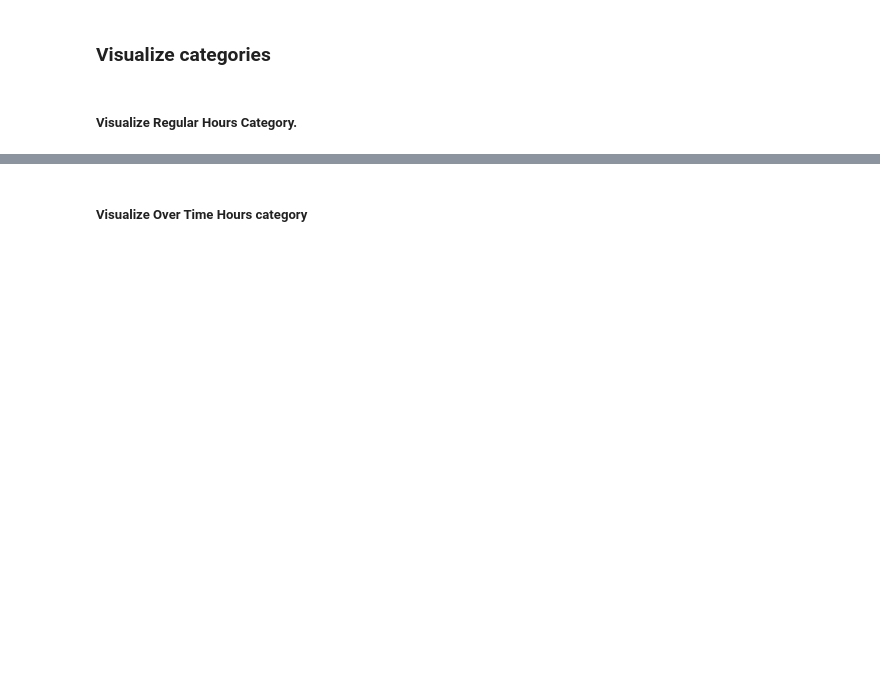
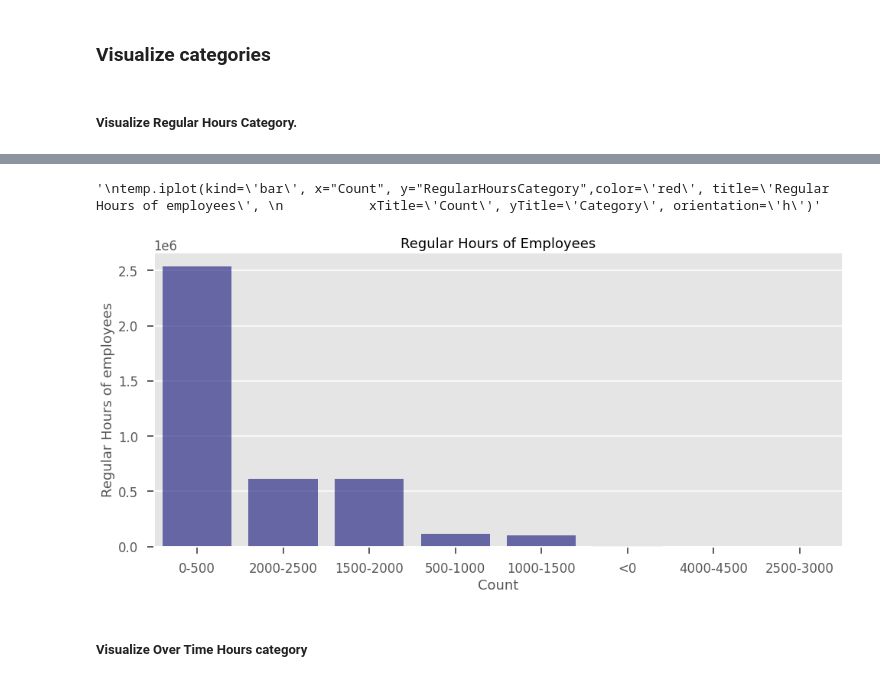
Before and after one commit to sachin17git/NYC-Payroll-Analysis, a Jupyter notebook: visualization.ipynb, the cells around one changed output, grey strips where cells are left out. Drawn from its saved outputs; the diff is of its cells as text; code cells hidden in the pictures; blank space fills up the shorter version.

Commit message:
visualization notebook with seaborn

```diff
--- a/visualization.ipynb
+++ b/visualization.ipynb
@@ -9,17 +9,21 @@ import pandas as pd
 from sqlite3 import Error
 import matplotlib.pyplot as plt
 import seaborn as sns
-import cufflinks as cf
-from IPython.display import display
-import plotly.io as pio
-pio.renderers.default = "browser"
-from plotly.offline import iplot, init_notebook_mode, plot, download_plotlyjs
+#import cufflinks as cf
+#from IPython.display import display
+#import plotly.io as pio
+#from plotly.offline import iplot, init_notebook_mode, plot, download_plotlyjs
 
 %matplotlib inline
-init_notebook_mode(connected=True)
-cf.go_offline()
-sns.set_style('darkgrid')
-sns.set_theme('notebook')
+#init_notebook_mode(connected=True)
+#cf.go_offline()
+import matplotlib.style as style
+style.use('ggplot')
+style.use('seaborn-poster')
+#sns.set_style('ggplot')
+sns.set_context('talk')
+#sns.set_palette(sns.color_palette("mako"))
+#pio.renderers.default = "browser"
 # %%
 def create_connection(db_file, delete_db=False):
     conn = None
@@ -53,6 +57,14 @@ with conn:
 ##### Visualize Regular Hours Category.
 # %%
 temp = pd.DataFrame(df['RegularHoursCategory'].value_counts().reset_index()).rename(columns={"index":"Count"})
+plt.figure(figsize=(14,7))
+sns.barplot(data=temp, x='Count',y='RegularHoursCategory', alpha=0.6, color='darkblue')
+plt.xlabel("Count")
+plt.ylabel("Regular Hours of employees")
+plt.title("Regular Hours of Employees")
+plt.tight_layout()
+
+"""
 temp.iplot(kind='bar', x="Count", y="RegularHoursCategory",color='red', title='Regular Hours of employees',
-           xTitle='Count', yTitle='Category', orientation='h')
+           xTitle='Count', yTitle='Category', orientation='h')"""
 # %% [output]
@@ -60,3 +71,5 @@ temp.iplot(kind='bar', x="Count", y="RegularHoursCategory",color='red', title='R
+'\ntemp.iplot(kind=\'bar\', x="Count", y="RegularHoursCategory",color=\'red\', title=\'Regular Hours of employees\', \n           xTitle=\'Count\', yTitle=\'Category\', orientation=\'h\')'
+[figure, added]
 # %% [markdown]
 ##### Visualize Over Time Hours category
 # %%
```
Also changed, not shown: parts of 4 cells of this notebook.
